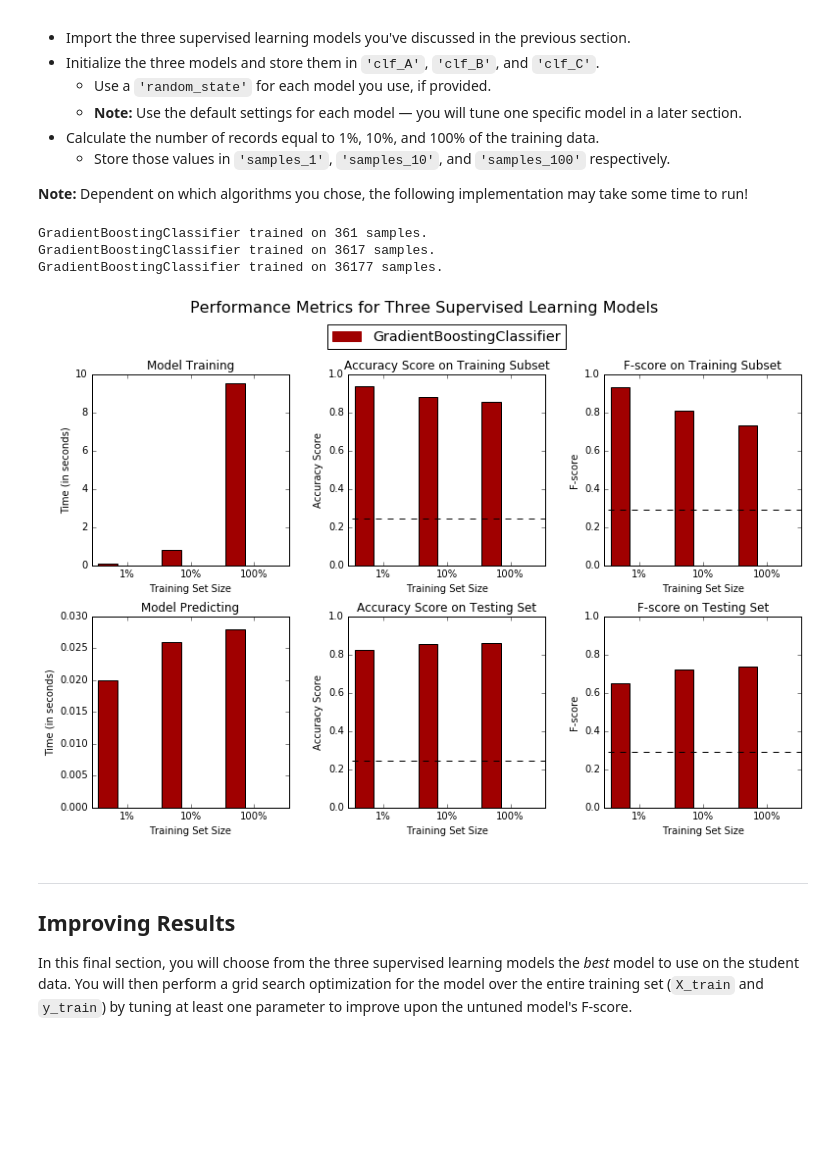
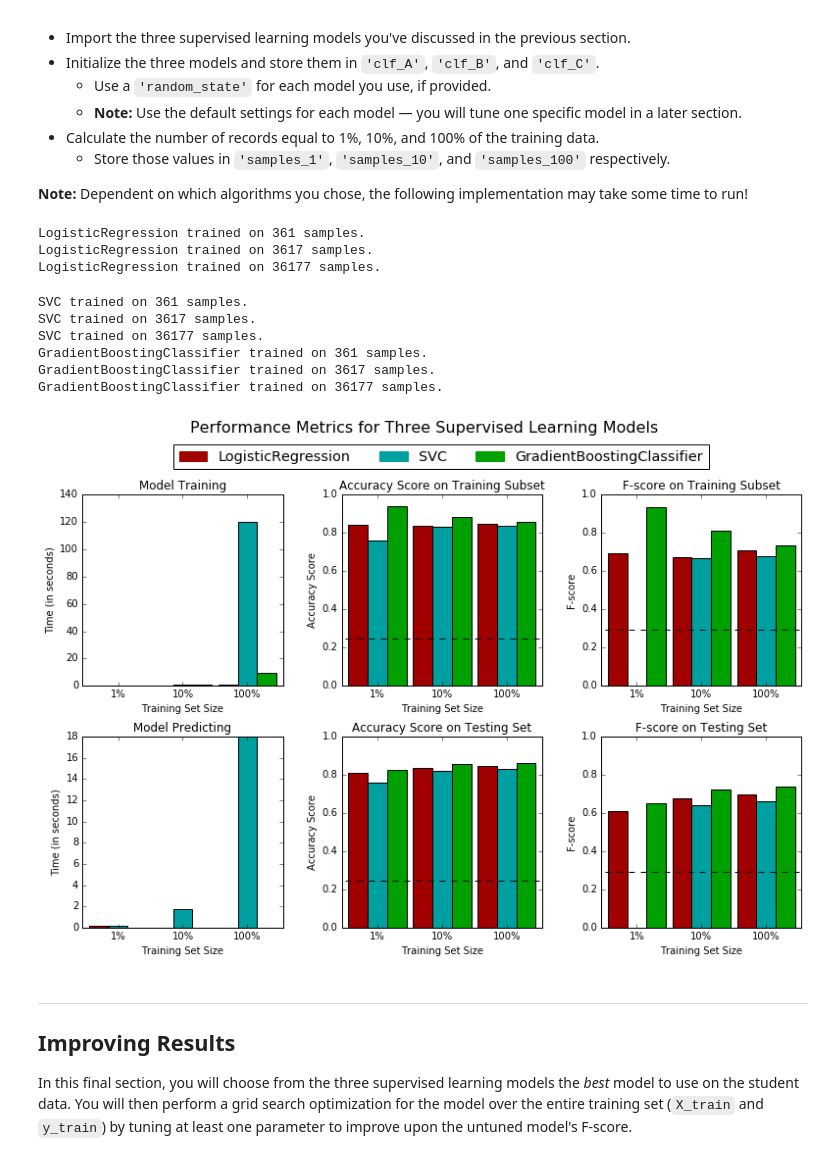
Before and after one commit to BananuhBeatDown/finding_donors, a Jupyter notebook: finding_donors.ipynb, the cells around one changed output. Cells and saved outputs as stored; diff of their text form; code cells hidden in the pictures; blank space fills up the shorter version.

```diff
--- a/finding_donors.ipynb
+++ b/finding_donors.ipynb
@@ -344,38 +344,44 @@ from sklearn.svm import SVC
 from sklearn.ensemble import AdaBoostClassifier
 from sklearn.ensemble import GradientBoostingClassifier
 from sklearn.ensemble import BaggingClassifier
 from sklearn.ensemble import RandomForestClassifier
 from sklearn.neighbors import KNeighborsClassifier
 from sklearn.tree import DecisionTreeClassifier
 from sklearn.linear_model import SGDClassifier
 from sklearn.linear_model import LogisticRegression
 
 # TODO: Initialize the three models
 clf_A = LogisticRegression(random_state=0) #
 clf_B = SVC(random_state=0)
 clf_C = GradientBoostingClassifier(random_state=0)
 
 # TODO: Calculate the number of samples for 1%, 10%, and 100% of the training data
 samples_1 = int(X_train.shape[0] * 0.01)
 samples_10 = int(X_train.shape[0] * 0.1)
 samples_100 = X_train.shape[0]
 
 # Collect results on the learners
 results = {}
-for clf in [clf_C]:
+for clf in [clf_A, clf_B, clf_C]:
     clf_name = clf.__class__.__name__
     results[clf_name] = {}
     for i, samples in enumerate([samples_1, samples_10, samples_100]):
         results[clf_name][i] = \
         train_predict(clf, samples, X_train, y_train, X_test, y_test)
 
 # Run metrics visualization for the three supervised learning models chosen
 vs.evaluate(results, accuracy, fscore)
 # %% [output]
-GradientBoostingClassifier trained on 361 samples.
-GradientBoostingClassifier trained on 3617 samples.
-GradientBoostingClassifier trained on 36177 samples.
+LogisticRegression trained on 361 samples.
+LogisticRegression trained on 3617 samples.
+LogisticRegression trained on 36177 samples.
+SVC trained on 361 samples.
+SVC trained on 3617 samples.
+SVC trained on 36177 samples.
+GradientBoostingClassifier trained on 361 samples.
+GradientBoostingClassifier trained on 3617 samples.
+GradientBoostingClassifier trained on 36177 samples.
-[figure, old version]
+[figure, new version]
 # %% [markdown]
 ----
 ## Improving Results
```
Also changed, not shown: 1 other file.
